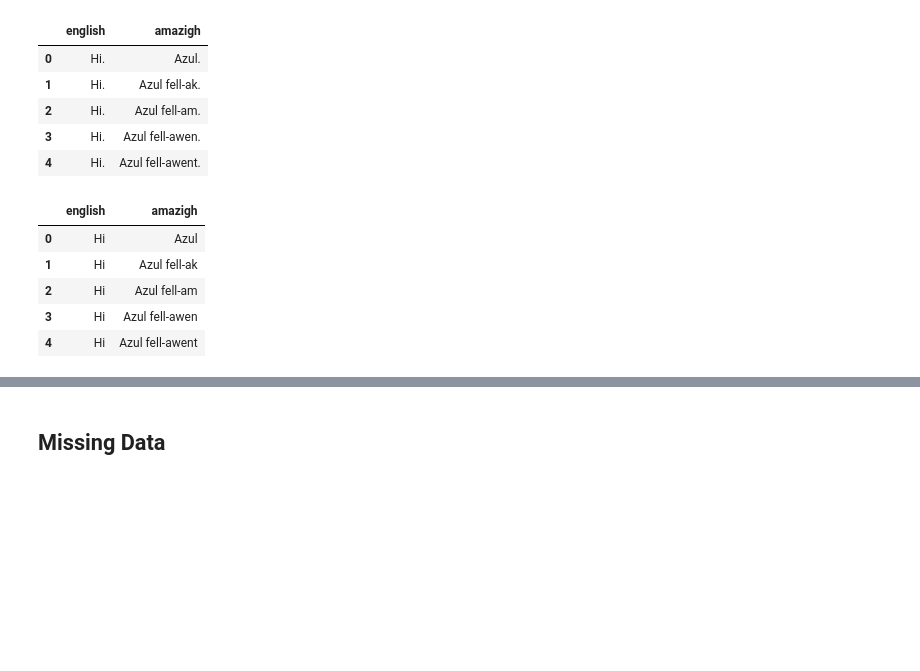
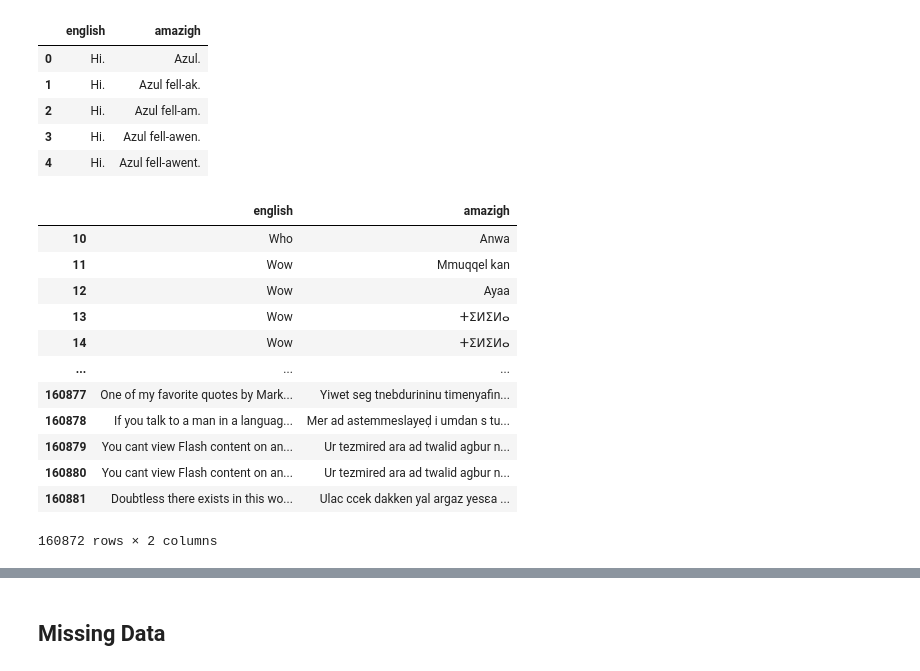
Before and after one commit to rumihoney/amazigh-english-corpus-analysis, a Jupyter notebook: cleaning_data.ipynb, the cells around one changed output, grey strips where cells are left out. Drawn from its saved outputs; the diff is of its cells as text; code cells hidden in the pictures; blank space fills up the shorter version.

```diff
--- a/cleaning_data.ipynb
+++ b/cleaning_data.ipynb
@@ -53,14 +53,21 @@ df.head()
 | 3 | Hi. | Azul fell-awen. |
 | 4 | Hi. | Azul fell-awent. |
 # %%
-# removing periods
-df['english'] = df['english'].str.replace('.', '', regex=False)
-df['amazigh'] = df['amazigh'].str.replace('.', '', regex=False)
-df.head()
+# remove punctuation
+df['english'] = df['english'].str.replace(r'[^\w\s]', '', regex=True)
+df['amazigh'] = df['amazigh'].str.replace(r'[^\w\s]', '', regex=True)
+df[10:]
 # %% [output]
 |  | english | amazigh |
-| 0 | Hi | Azul |
-| 1 | Hi | Azul fell-ak |
-| 2 | Hi | Azul fell-am |
-| 3 | Hi | Azul fell-awen |
-| 4 | Hi | Azul fell-awent |
+| 10 | Who | Anwa |
+| 11 | Wow | Mmuqqel kan |
+| 12 | Wow | Ayaa |
+| 13 | Wow | ⵜⵉⵍⵉⵍⴰ |
+| 14 | Wow | ⵜⵉⵍⵉⵍⴰ |
+| ... | ... | ... |
+| 160877 | One of my favorite quotes by Mark... | Yiwet seg tnebdurininu timenyafin... |
+| 160878 | If you talk to a man in a languag... | Mer ad astemmeslayeḍ i umdan s tu... |
+| 160879 | You cant view Flash content on an... | Ur tezmired ara ad twalid agbur n... |
+| 160880 | You cant view Flash content on an... | Ur tezmired ara ad twalid agbur n... |
+| 160881 | Doubtless there exists in this wo... | Ulac ccek dakken yal argaz yesɛa ... |
+160872 rows × 2 columns
```
Also changed, not shown: parts of 22 cells of this notebook.
